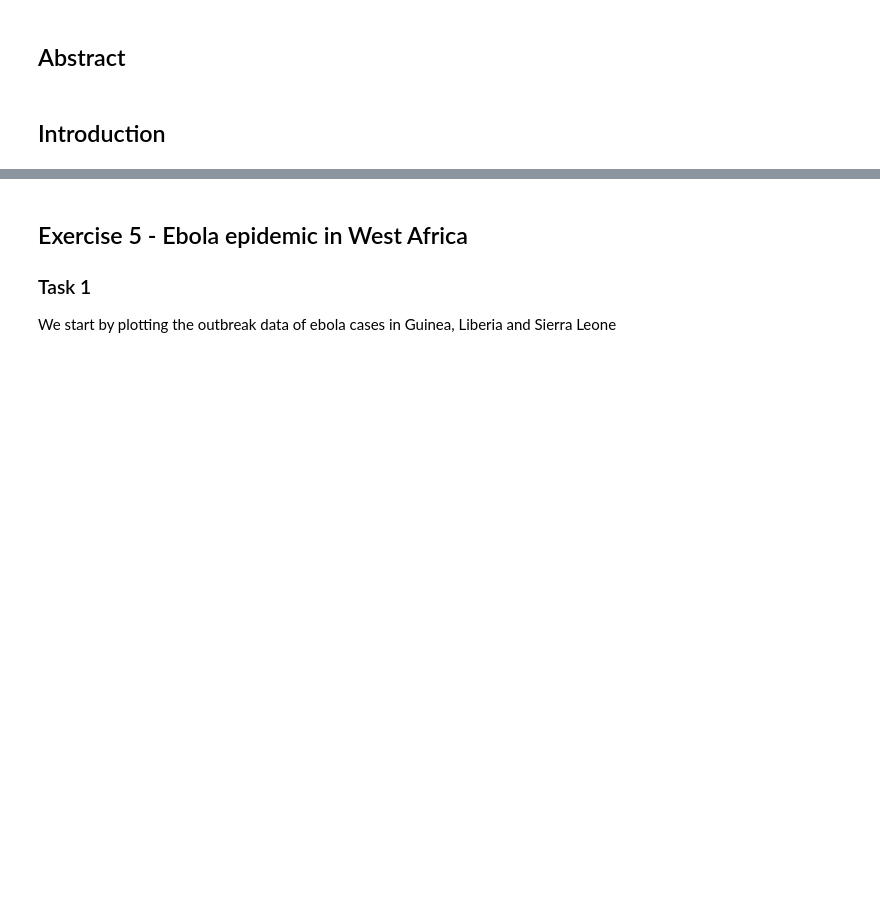
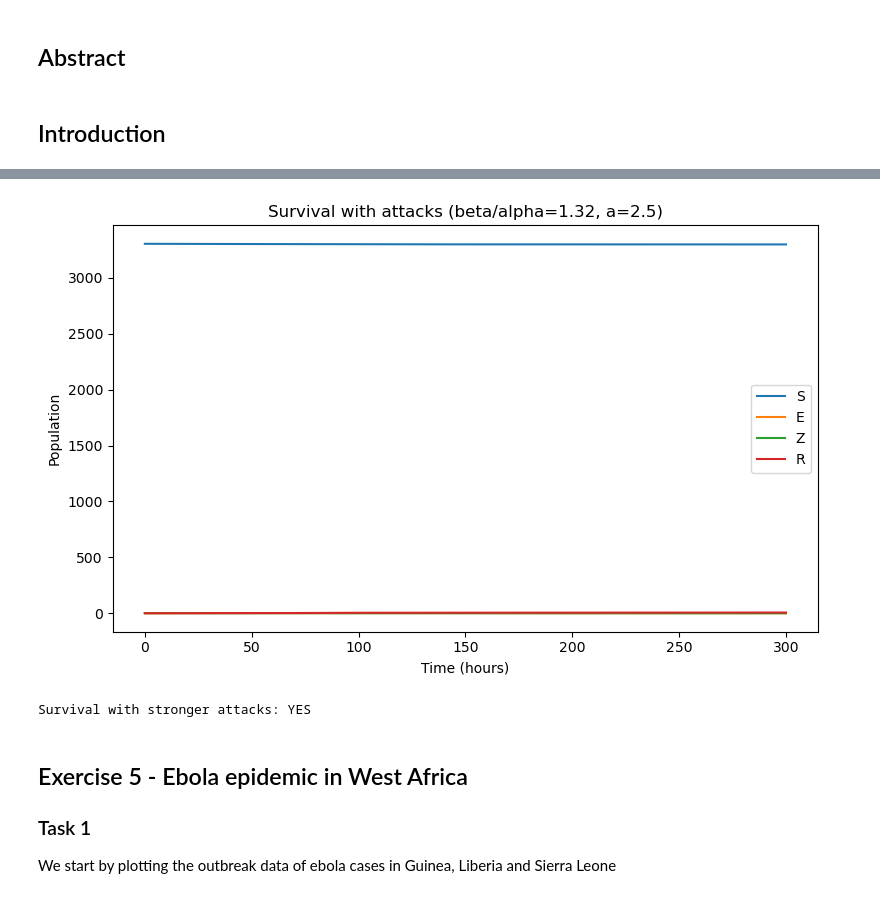
Before and after one commit to hoyes127/MOD300_Project_2, a Jupyter notebook: project2.ipynb, the cells around one changed output, grey strips where cells are left out. Cells and saved outputs as stored; diff of their text form; code cells hidden in the pictures; blank space fills up the shorter version.

```diff
--- a/project2.ipynb
+++ b/project2.ipynb
@@ -8,3 +139,22 @@ Jahad Ahmed Hamidi, Ruhan Reza, Stian Salte
+# %%
+# Extra: show survival possible with beta/alpha > 1 by strengthening attacks
+alpha2 = 0.0453        # keep beta/alpha > 1 (beta=0.06 -> 0.06/0.0453 ≈ 1.33)
+a2 = 2.5               # stronger attacks than default 1.2
+sol_survive = simulate(N, y0, T_end, beta, sigma, alpha2, a2, attacks, use_attacks=True)
+
+plt.figure(figsize=(8,5))
+plt.plot(sol_survive.t, sol_survive.y[0], label='S')
+plt.plot(sol_survive.t, sol_survive.y[1], label='E')
+plt.plot(sol_survive.t, sol_survive.y[2], label='Z')
+plt.plot(sol_survive.t, sol_survive.y[3], label='R')
+plt.title(f'Survival with attacks (beta/alpha={beta/alpha2:.2f}, a={a2})')
+plt.xlabel('Time (hours)'); plt.ylabel('Population')
+plt.legend(); plt.tight_layout(); plt.show()
+
+print('Survival with stronger attacks:', 'YES' if survived(sol_survive) else 'NO')
+# %% [output]
+[figure, added]
+Survival with stronger attacks: YES
 # %% [markdown]
 ## Exercise 5 -  Ebola epidemic in West Africa
 
```
Also changed, not shown: parts of 18 cells of this notebook.
